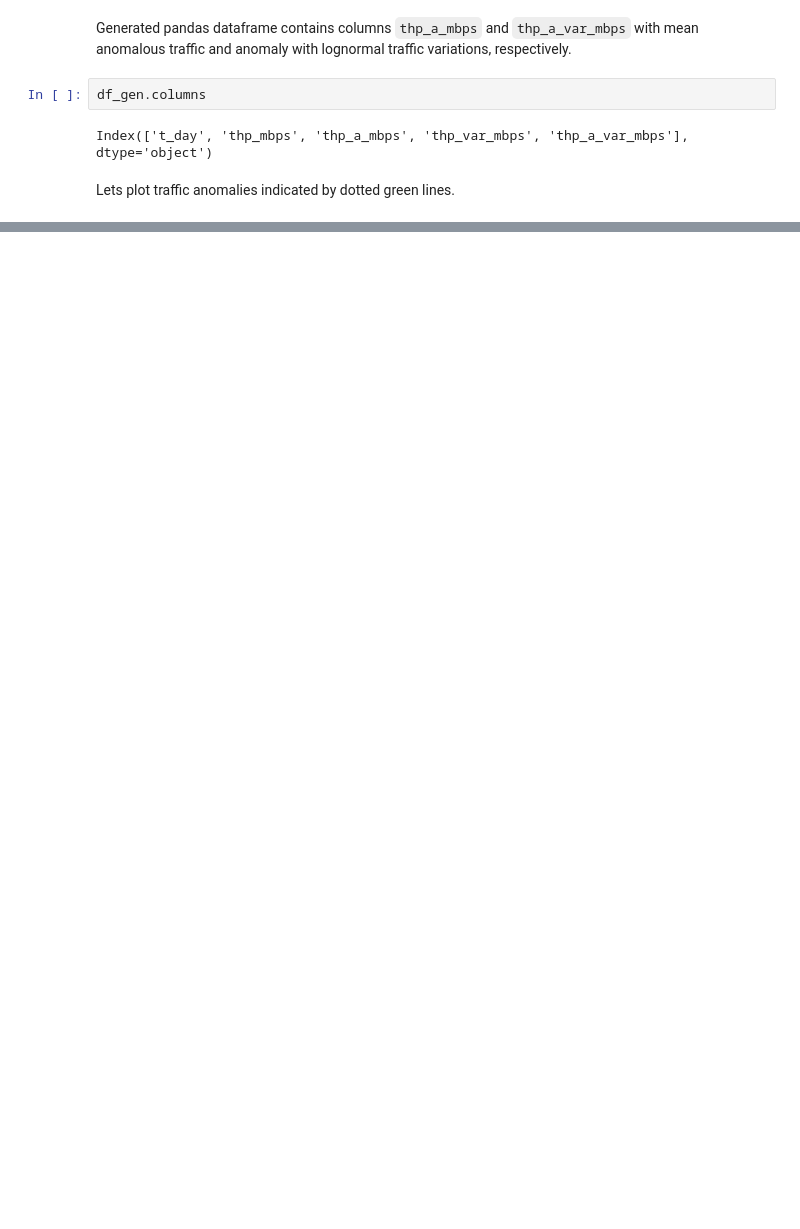
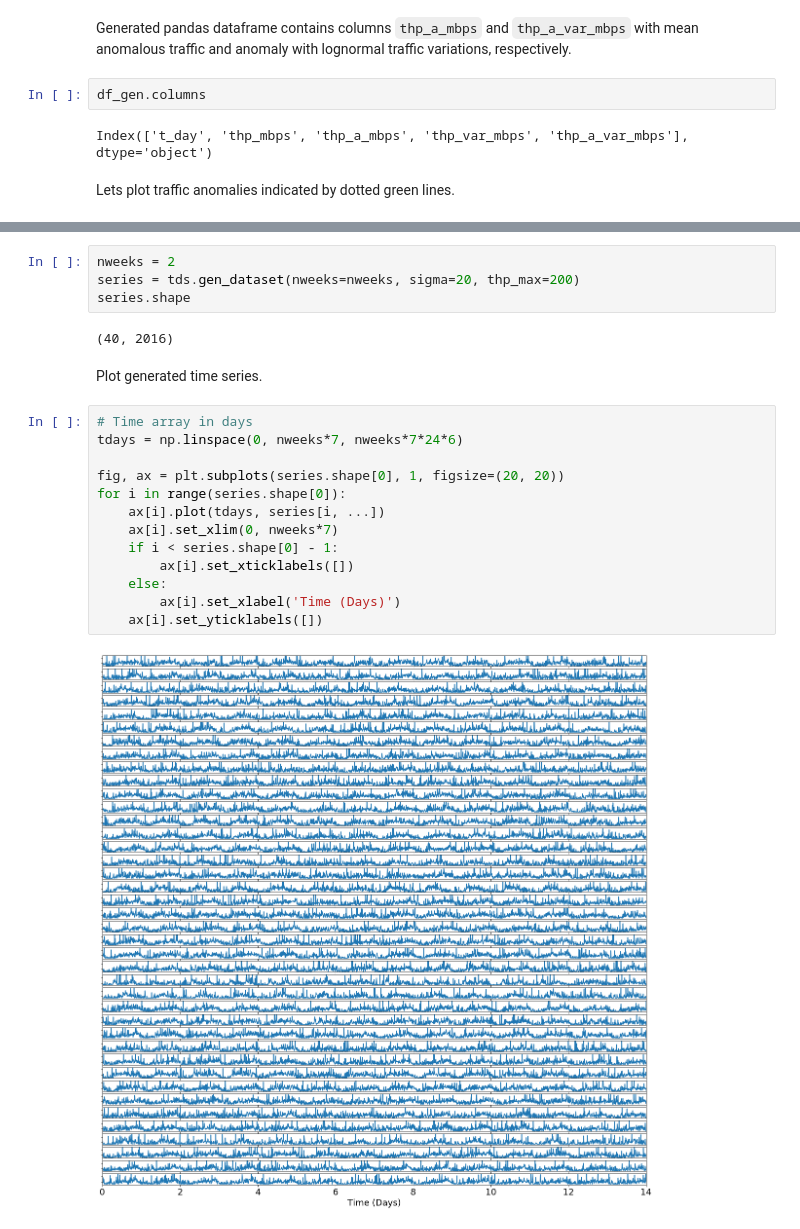
Before and after one commit to arimvydas/mob-tra-sim, a Jupyter notebook: examples.ipynb, the cells around one changed output, grey strips where cells are left out. Drawn from its saved outputs; the diff is of its cells as text; blank space fills up the shorter version.

```diff
--- a/examples.ipynb
+++ b/examples.ipynb
@@ -204,0 +216,23 @@ plt.grid()
+# %%
+nweeks = 2
+series = tds.gen_dataset(nweeks=nweeks, sigma=20, thp_max=200)
+series.shape
+# %% [output]
+(40, 2016)
+# %% [markdown]
+Plot generated time series.
+# %%
+# Time array in days
+tdays = np.linspace(0, nweeks*7, nweeks*7*24*6)
+
+fig, ax = plt.subplots(series.shape[0], 1, figsize=(20, 20))
+for i in range(series.shape[0]):
+    ax[i].plot(tdays, series[i, ...])
+    ax[i].set_xlim(0, nweeks*7)
+    if i < series.shape[0] - 1:
+        ax[i].set_xticklabels([])
+    else:
+        ax[i].set_xlabel('Time (Days)')
+    ax[i].set_yticklabels([])
+# %% [output]
+[figure, added]
```
Also changed, not shown: parts of 11 cells of this notebook.
